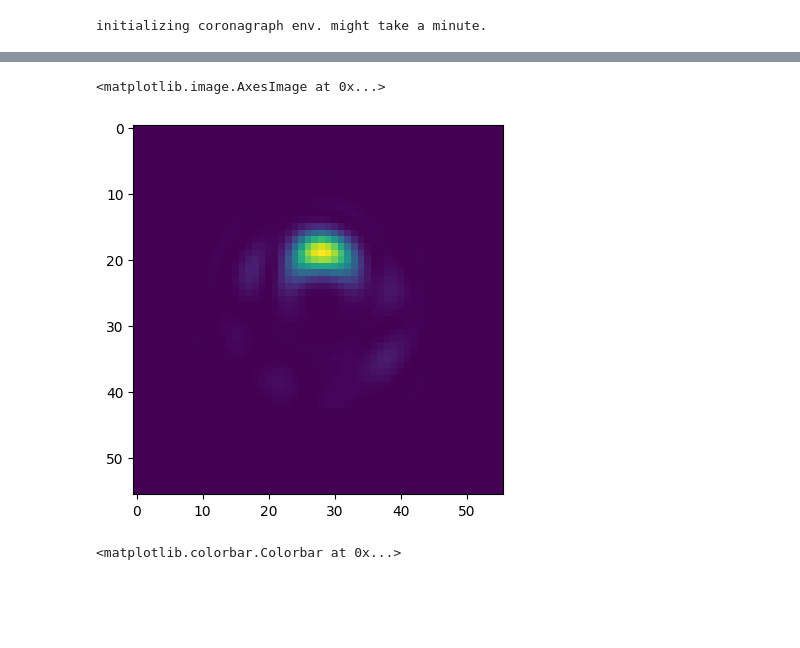
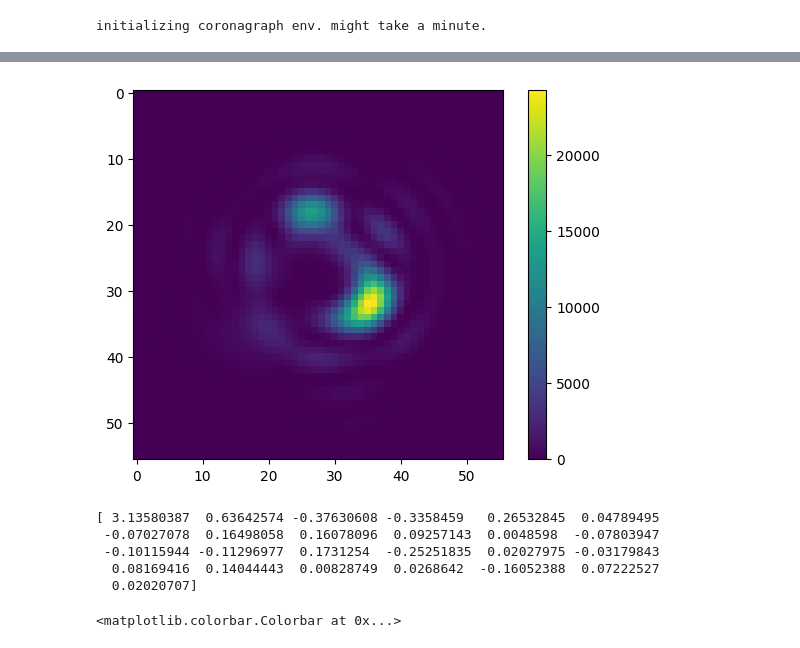
Before and after one commit to AlexeiKorolev/NASA-RL-Wavefront-Control, a Jupyter notebook: RL/data_generator.ipynb, the cells around one changed output, grey strips where cells are left out. Saved outputs shown, nothing was run; the diff lists cells and outputs as text; code cells hidden in the pictures; blank space fills up the shorter version.

```diff
--- a/RL/data_generator.ipynb
+++ b/RL/data_generator.ipynb
@@ -53,32 +53,54 @@ print(e.get_contrast(delta_t=1e15))
 # %%
 from tqdm import tqdm
 import random
+import pickle
 
 # Build out a training dataset for a traditional CNN encoder.
 
 # Example: Generate a dataset of N random DM settings and their corresponding images
-N = 10 # Number of samples
+N = 25000 # Number of samples
 
 images = []
 dm_settings = []
 slopes = []
 noises = []
-nudge=[1e-8 for _ in range(NUM_MODES)]
+nudge=[0 for _ in range(NUM_MODES)]
+nudge[0] = 3e-7
 negative_nudge = [-n for n in nudge]
 
-for _ in tqdm(range(N), desc="Building dataset"):
-    noise = random.uniform(a=1e-9, b=1e-8)
+
+save_at = [1000, 5000, 10000, N]
+
+for i in tqdm(range(N), desc="Building dataset"):
+    noise = 1e-7
+    e.deformable_mirror.flatten()
     e.set_random_dm(noise=noise)
     original_setting = e.deformable_mirror.actuators.copy()
 
+
     image1 = 0.1 * e.get_camera_image(delta_t=10) # Removing noise
-    e.set_dm(action=nudge)
+    e.deformable_mirror.flatten()
+    e.deformable_mirror.actuators = original_setting + nudge
+    # e.set_dm(action=nudge)
     image2 = 0.1 * e.get_camera_image(delta_t=10) # Removing noise
     e.deformable_mirror.actuators = original_setting
-    e.set_dm(action=negative_nudge)
+    # e.set_dm(action=negative_nudge)
+    e.deformable_mirror.flatten()
+    e.deformable_mirror.actuators = original_setting - nudge
     image3 = 0.1 * e.get_camera_image(delta_t=10) # Removing noise
-    e.deformable_mirror.actuators = original_setting
+    # e.deformable_mirror.actuators = original_setting
 
     images.append((image1, image2, image3))
-    dm_settings.append(e.get_perfect_adjustment())
+    dm_settings.append(original_setting)
     noises.append(noise)
+
+    if i + 1 in save_at:
+        print(f"saved {i+1} images")
+        data = {
+            "dm_settings": dm_settings,
+            "images": images,
+            "noises": noises
+        }
+
+        with open(f'data/V4 gen {i + 1}.pkl', 'wb') as f:
+            pickle.dump(data, f)
@@ -85,8 +145,15 @@ for _ in tqdm(range(N), desc="Building dataset"):
 # %%
-plt.imshow(images[0][2])
+plt.imshow(images[2][1])
+plt.colorbar()
+plt.show()
+print(dm_settings[4] * 1e7)
 # %% [output]
+[figure, new version]
-<matplotlib.image.AxesImage at 0x...>
+[ 3.13580387  0.63642574 -0.37630608 -0.3358459   0.26532845  0.04789495
+ -0.07027078  0.16498058  0.16078096  0.09257143  0.0048598  -0.07803947
+ -0.10115944 -0.11296977  0.1731254  -0.25251835  0.02027975 -0.03179843
+  0.08169416  0.14044443  0.00828749  0.0268642  -0.16052388  0.07222527
+  0.02020707]
-[figure, old version]
 # %%
 plt.imshow((images[-5] + 1), cmap="inferno")
 plt.colorbar()
```
Also changed, not shown: parts of 4 cells of this notebook, 6 other files.
